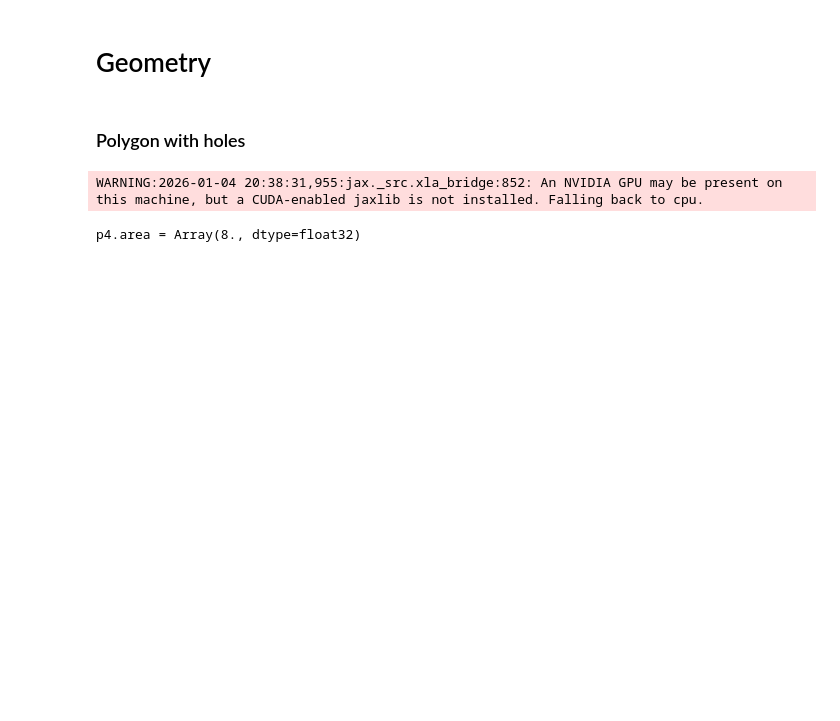
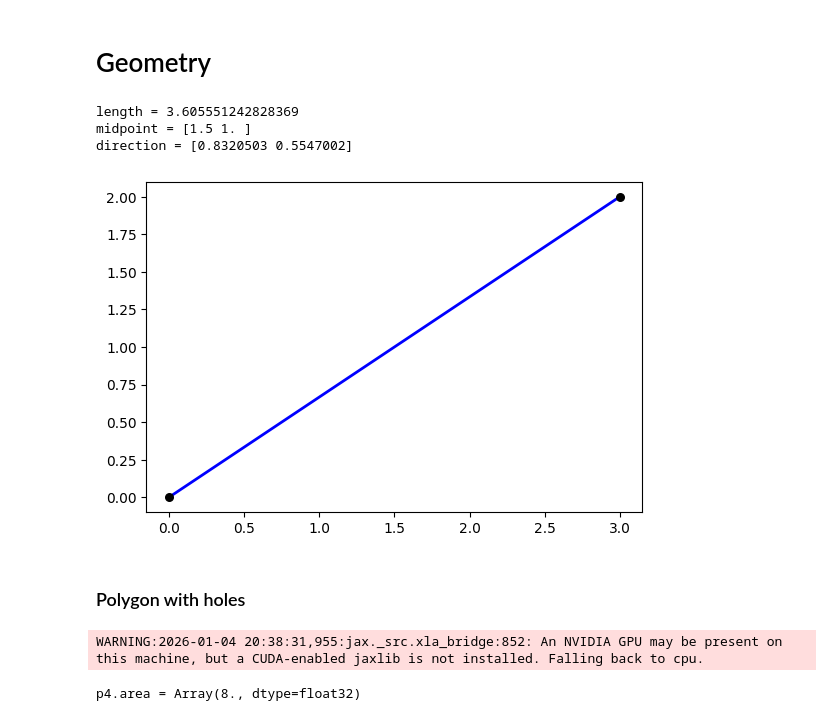
Before and after one commit to seekjim20/dshape, a Jupyter notebook: examples/demo.ipynb, the cells around one changed output. Saved outputs shown, nothing was run; the diff lists cells and outputs as text; code cells hidden in the pictures; blank space fills up the shorter version.

Commit message:
feat: add class `LineSegment`.

```diff
--- a/examples/demo.ipynb
+++ b/examples/demo.ipynb
@@ -7,6 +7,17 @@ import importlib
 import dshape
 # %% [markdown]
 # Geometry
+# %%
+l1 = dshape.geometry.LineSegment([0., 0.], [3., 2.])
+print(f'length = {l1.length}')     # 5.0
+print(f'midpoint = {l1.midpoint}')   # [1.5, 2.0]
+print(f'direction = {l1.direction}')  # [0.6, 0.8] (unit vector)
+l1.plot();
+# %% [output]
+length = 3.605551242828369
+midpoint = [1.5 1. ]
+direction = [0.8320503 0.5547002]
+[figure, added]
 # %% [markdown]
 ### Polygon with holes
 # %%
```
Also changed, not shown: 4 other files.
